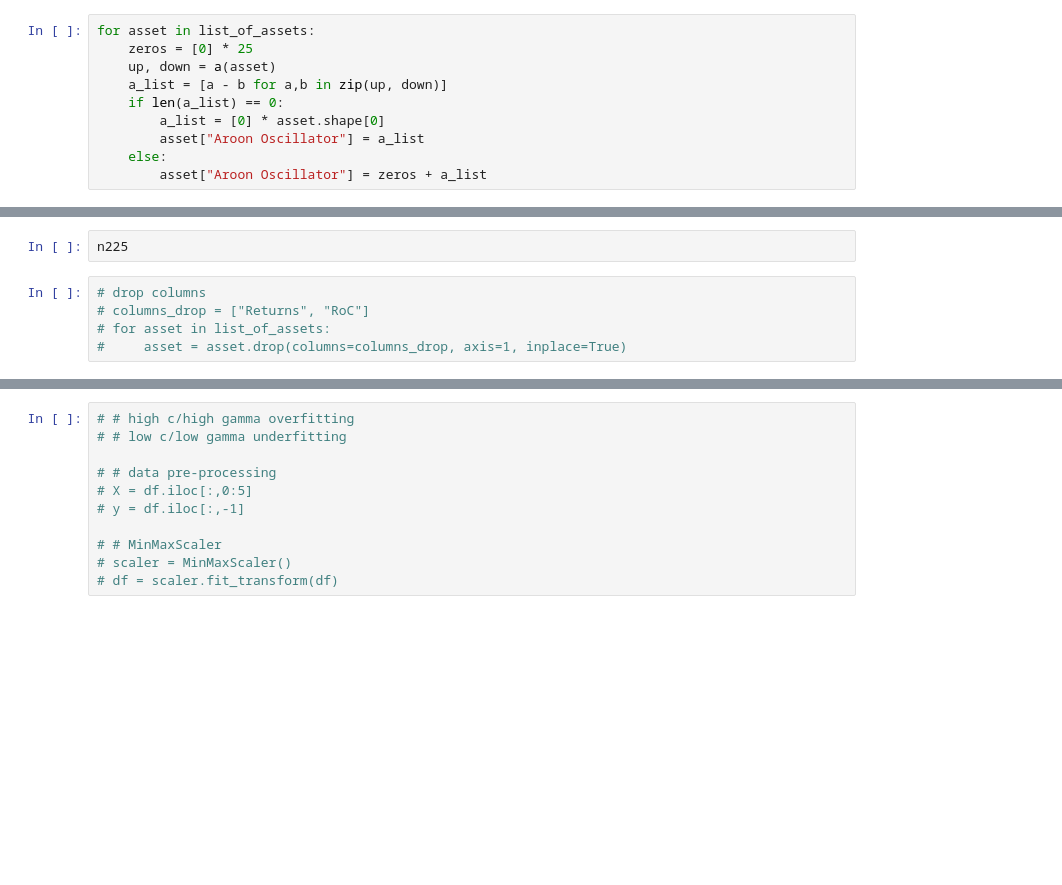
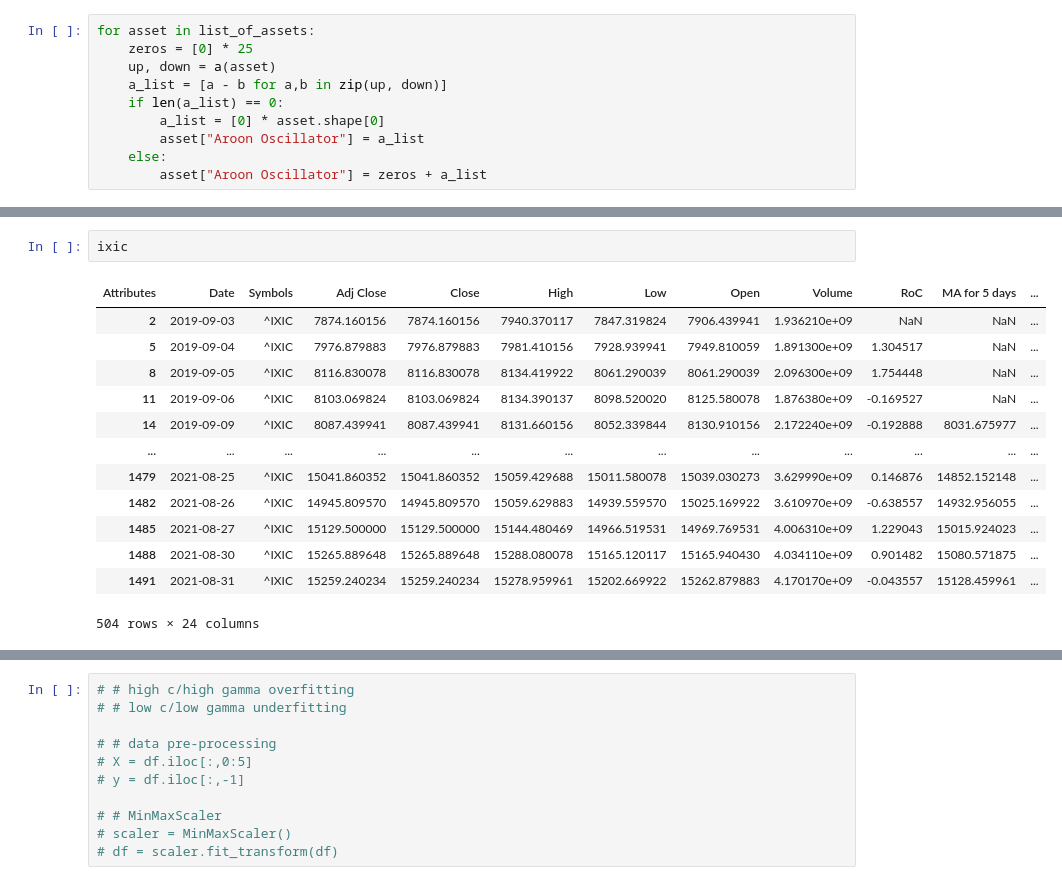
Before and after one commit to mtpalovic/The-Moving-Average-Strategy, a Jupyter notebook: personal_project.ipynb, the cells around one changed output, grey strips where cells are left out. Cells and saved outputs as stored; diff of their text form; blank space fills up the shorter version.

```diff
--- a/personal_project.ipynb
+++ b/personal_project.ipynb
@@ -167,10 +214,19 @@ gspc.dtypes # all columns are float64
-# %%
-n225
-# %%
-# drop columns
-# columns_drop = ["Returns", "RoC"]
-# for asset in list_of_assets:
-#     asset = asset.drop(columns=columns_drop, axis=1, inplace=True)
+# %%
+ixic
+# %% [output]
+| Attributes | Date | Symbols | Adj Close | Close | High | Low | Open | Volume | RoC | MA for 5 days | ... |
+| 2 | 2019-09-03 | ^IXIC | 7874.160156 | 7874.160156 | 7940.370117 | 7847.319824 | 7906.439941 | 1.936210e+09 | NaN | NaN | ... |
+| 5 | 2019-09-04 | ^IXIC | 7976.879883 | 7976.879883 | 7981.410156 | 7928.939941 | 7949.810059 | 1.891300e+09 | 1.304517 | NaN | ... |
+| 8 | 2019-09-05 | ^IXIC | 8116.830078 | 8116.830078 | 8134.419922 | 8061.290039 | 8061.290039 | 2.096300e+09 | 1.754448 | NaN | ... |
+| 11 | 2019-09-06 | ^IXIC | 8103.069824 | 8103.069824 | 8134.390137 | 8098.520020 | 8125.580078 | 1.876380e+09 | -0.169527 | NaN | ... |
+| 14 | 2019-09-09 | ^IXIC | 8087.439941 | 8087.439941 | 8131.660156 | 8052.339844 | 8130.910156 | 2.172240e+09 | -0.192888 | 8031.675977 | ... |
+| ... | ... | ... | ... | ... | ... | ... | ... | ... | ... | ... | ... |
+| 1479 | 2021-08-25 | ^IXIC | 15041.860352 | 15041.860352 | 15059.429688 | 15011.580078 | 15039.030273 | 3.629990e+09 | 0.146876 | 14852.152148 | ... |
+| 1482 | 2021-08-26 | ^IXIC | 14945.809570 | 14945.809570 | 15059.629883 | 14939.559570 | 15025.169922 | 3.610970e+09 | -0.638557 | 14932.956055 | ... |
+| 1485 | 2021-08-27 | ^IXIC | 15129.500000 | 15129.500000 | 15144.480469 | 14966.519531 | 14969.769531 | 4.006310e+09 | 1.229043 | 15015.924023 | ... |
+| 1488 | 2021-08-30 | ^IXIC | 15265.889648 | 15265.889648 | 15288.080078 | 15165.120117 | 15165.940430 | 4.034110e+09 | 0.901482 | 15080.571875 | ... |
+| 1491 | 2021-08-31 | ^IXIC | 15259.240234 | 15259.240234 | 15278.959961 | 15202.669922 | 15262.879883 | 4.170170e+09 | -0.043557 | 15128.459961 | ... |
+504 rows × 24 columns
 # %%
 gspc.fillna("-", axis=1, inplace=True) # once I put "-" it converts data type from float64 into object
 ixic.fillna("-", axis=1, inplace=True) # put this at very end so that I can work with float64
```
Also changed, not shown: parts of 14 cells of this notebook.
